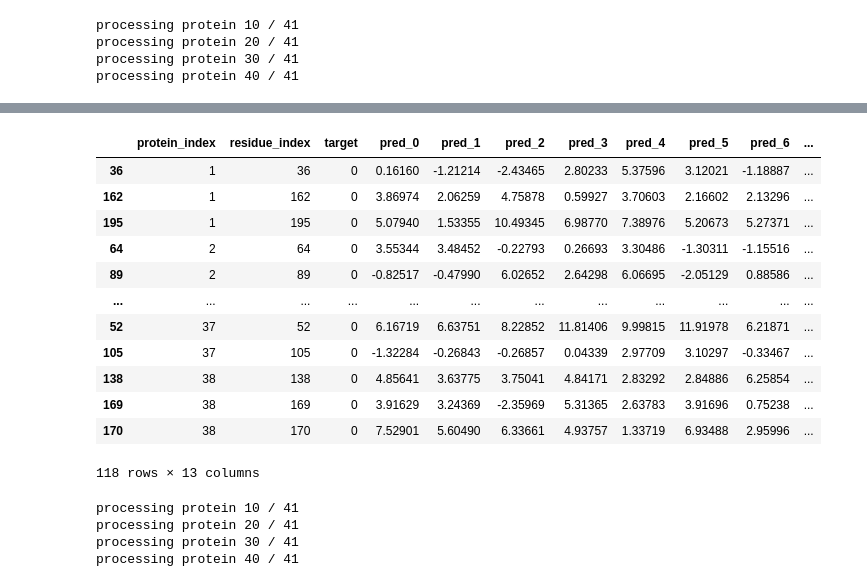
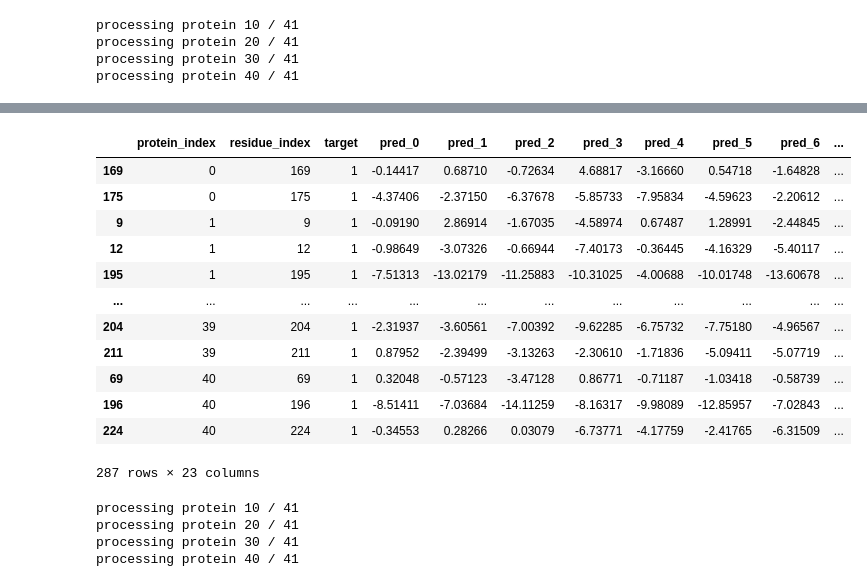
Before and after one commit to dlwocks31/atpbind, a Jupyter notebook: rus/boosting_test.ipynb, the cells around one changed output, grey strips where cells are left out. Drawn from its saved outputs; the diff is of its cells as text; code cells hidden in the pictures.

```diff
--- a/rus/boosting_test.ipynb
+++ b/rus/boosting_test.ipynb
@@ -52,8 +30,0 @@ pipeline.evaluate()
-# %%
-train_set = pipeline.train_set
-pipeline.task.eval()
-dataloader = data.DataLoader(train_set, batch_size=1, shuffle=False)
-first_batch = utils.cuda(next(iter(dataloader)), device=device)
-
-pred = pipeline.task.predict(first_batch)
-pred.flatten()
@@ -78,7 +30,0 @@ tensor([-17.3298, -13.4945, -18.2039, -18.6461, -21.5239, -16.4441, -18.9187,
-# %%
-target = pipeline.task.target(first_batch)
-label = target['label'].flatten()
-# %%
-for i in label:
-    print(i)
-    break
@@ -132,11 +70,21 @@ weights = [
     'rus_5_7_0.6108.pth',
     'rus_5_8_0.6046.pth',
     'rus_5_9_0.6080.pth',
+    'rus_10_0_0.59580.pth',
+    'rus_10_1_0.59290.pth',
+    'rus_10_2_0.6494.pth',
+    'rus_10_3_0.6114.pth',
+    'rus_10_4_0.59780.pth',
+    'rus_10_5_0.6173.pth',
+    'rus_10_6_0.6152.pth',
+    'rus_10_7_0.6091.pth',
+    'rus_10_8_0.5989.pth',
+    'rus_10_9_0.5892.pth',
 ]
 
-df_valid = create_pred_dataframe(
+df_test = create_pred_dataframe(
     pipeline,
-    dataset=pipeline.valid_set,
+    dataset=pipeline.test_set,
     weights=weights,
 )
 # %% [output]
@@ -163,16 +111,16 @@ df_valid
 # %%
-df_valid.query('target == 0 and pred_0 + pred_1 + pred_2 + pred_3 + pred_4 + pred_5 +pred_6 +pred_7 + pred_8 + pred_9 > 0')
+df_test.query('target == 1 and pred_0 + pred_1 + pred_2 + pred_3 + pred_4 + pred_5 +pred_6 +pred_7 + pred_8 + pred_9 < 0')
 # %% [output]
 |  | protein_index | residue_index | target | pred_0 | pred_1 | pred_2 | pred_3 | pred_4 | pred_5 | pred_6 | ... |
-| 36 | 1 | 36 | 0 | 0.16160 | -1.21214 | -2.43465 | 2.80233 | 5.37596 | 3.12021 | -1.18887 | ... |
-| 162 | 1 | 162 | 0 | 3.86974 | 2.06259 | 4.75878 | 0.59927 | 3.70603 | 2.16602 | 2.13296 | ... |
-| 195 | 1 | 195 | 0 | 5.07940 | 1.53355 | 10.49345 | 6.98770 | 7.38976 | 5.20673 | 5.27371 | ... |
-| 64 | 2 | 64 | 0 | 3.55344 | 3.48452 | -0.22793 | 0.26693 | 3.30486 | -1.30311 | -1.15516 | ... |
-| 89 | 2 | 89 | 0 | -0.82517 | -0.47990 | 6.02652 | 2.64298 | 6.06695 | -2.05129 | 0.88586 | ... |
+| 169 | 0 | 169 | 1 | -0.14417 | 0.68710 | -0.72634 | 4.68817 | -3.16660 | 0.54718 | -1.64828 | ... |
+| 175 | 0 | 175 | 1 | -4.37406 | -2.37150 | -6.37678 | -5.85733 | -7.95834 | -4.59623 | -2.20612 | ... |
+| 9 | 1 | 9 | 1 | -0.09190 | 2.86914 | -1.67035 | -4.58974 | 0.67487 | 1.28991 | -2.44845 | ... |
+| 12 | 1 | 12 | 1 | -0.98649 | -3.07326 | -0.66944 | -7.40173 | -0.36445 | -4.16329 | -5.40117 | ... |
+| 195 | 1 | 195 | 1 | -7.51313 | -13.02179 | -11.25883 | -10.31025 | -4.00688 | -10.01748 | -13.60678 | ... |
 | ... | ... | ... | ... | ... | ... | ... | ... | ... | ... | ... | ... |
-| 52 | 37 | 52 | 0 | 6.16719 | 6.63751 | 8.22852 | 11.81406 | 9.99815 | 11.91978 | 6.21871 | ... |
-| 105 | 37 | 105 | 0 | -1.32284 | -0.26843 | -0.26857 | 0.04339 | 2.97709 | 3.10297 | -0.33467 | ... |
-| 138 | 38 | 138 | 0 | 4.85641 | 3.63775 | 3.75041 | 4.84171 | 2.83292 | 2.84886 | 6.25854 | ... |
-| 169 | 38 | 169 | 0 | 3.91629 | 3.24369 | -2.35969 | 5.31365 | 2.63783 | 3.91696 | 0.75238 | ... |
-| 170 | 38 | 170 | 0 | 7.52901 | 5.60490 | 6.33661 | 4.93757 | 1.33719 | 6.93488 | 2.95996 | ... |
+| 204 | 39 | 204 | 1 | -2.31937 | -3.60561 | -7.00392 | -9.62285 | -6.75732 | -7.75180 | -4.96567 | ... |
+| 211 | 39 | 211 | 1 | 0.87952 | -2.39499 | -3.13263 | -2.30610 | -1.71836 | -5.09411 | -5.07719 | ... |
+| 69 | 40 | 69 | 1 | 0.32048 | -0.57123 | -3.47128 | 0.86771 | -0.71187 | -1.03418 | -0.58739 | ... |
+| 196 | 40 | 196 | 1 | -8.51411 | -7.03684 | -14.11259 | -8.16317 | -9.98089 | -12.85957 | -7.02843 | ... |
+| 224 | 40 | 224 | 1 | -0.34553 | 0.28266 | 0.03079 | -6.73771 | -4.17759 | -2.41765 | -6.31509 | ... |
-118 rows × 13 columns
+287 rows × 23 columns
```
Also changed, not shown: parts of 15 cells of this notebook, 4 other files.
